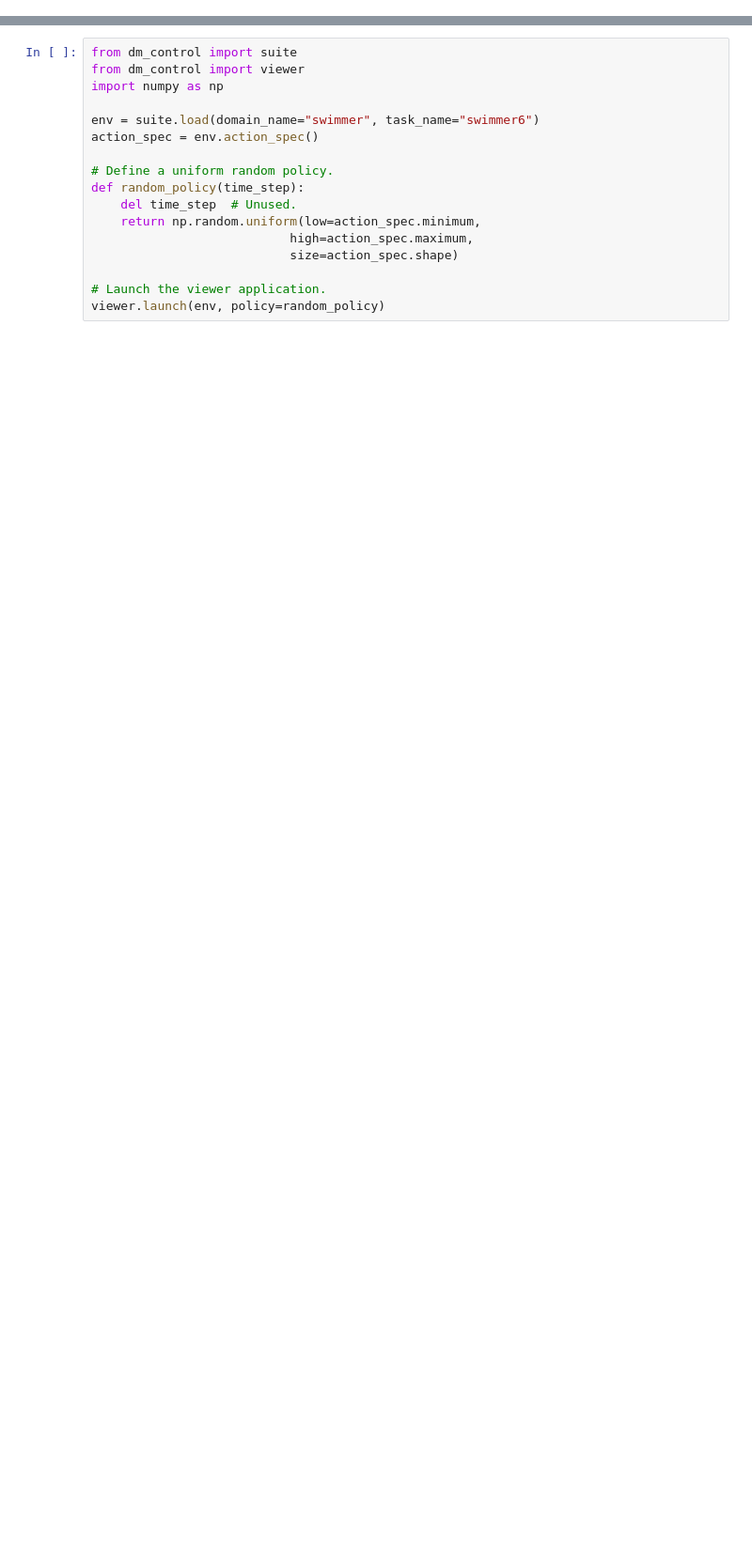
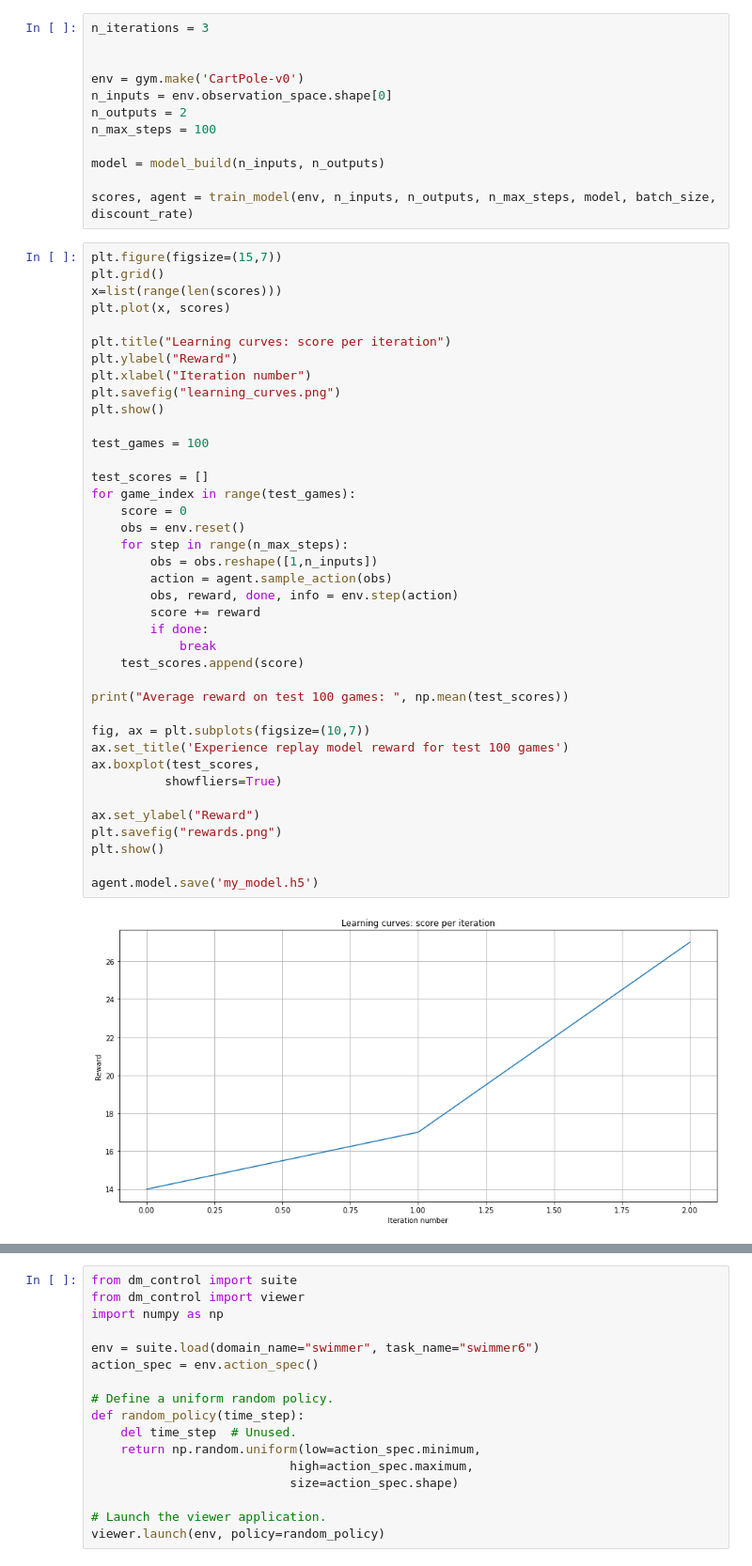
Before and after one commit to HollowPrincess/ML-introduction-2019, a Jupyter notebook: dm_control_snake/Untitled.ipynb, the cells around one changed output, grey strips where cells are left out. Shown: that part at 94% size. Drawn from its saved outputs; the diff is of its cells as text; blank space fills up the shorter version.

```diff
--- a/dm_control_snake/Untitled.ipynb
+++ b/dm_control_snake/Untitled.ipynb
@@ -0,0 +164,53 @@
+# %%
+n_iterations = 3
+
+
+env = gym.make('CartPole-v0')
+n_inputs = env.observation_space.shape[0]
+n_outputs = 2
+n_max_steps = 100
+
+model = model_build(n_inputs, n_outputs)
+
+scores, agent = train_model(env, n_inputs, n_outputs, n_max_steps, model, batch_size, discount_rate)
+# %%
+plt.figure(figsize=(15,7))
+plt.grid()
+x=list(range(len(scores)))
+plt.plot(x, scores)
+
+plt.title("Learning curves: score per iteration")
+plt.ylabel("Reward")
+plt.xlabel("Iteration number")
+plt.savefig("learning_curves.png")
+plt.show()
+
+test_games = 100
+
+test_scores = []
+for game_index in range(test_games):
+    score = 0
+    obs = env.reset()
+    for step in range(n_max_steps):
+        obs = obs.reshape([1,n_inputs])
+        action = agent.sample_action(obs)
+        obs, reward, done, info = env.step(action)
+        score += reward
+        if done:
+            break
+    test_scores.append(score)
+
+print("Average reward on test 100 games: ", np.mean(test_scores))
+
+fig, ax = plt.subplots(figsize=(10,7))
+ax.set_title('Experience replay model reward for test 100 games')
+ax.boxplot(test_scores,
+          showfliers=True)
+
+ax.set_ylabel("Reward")
+plt.savefig("rewards.png")
+plt.show()
+
+agent.model.save('my_model.h5')
+# %% [output]
+[figure, added]
```
Also changed, not shown: parts of 9 cells of this notebook, 4 other files.
